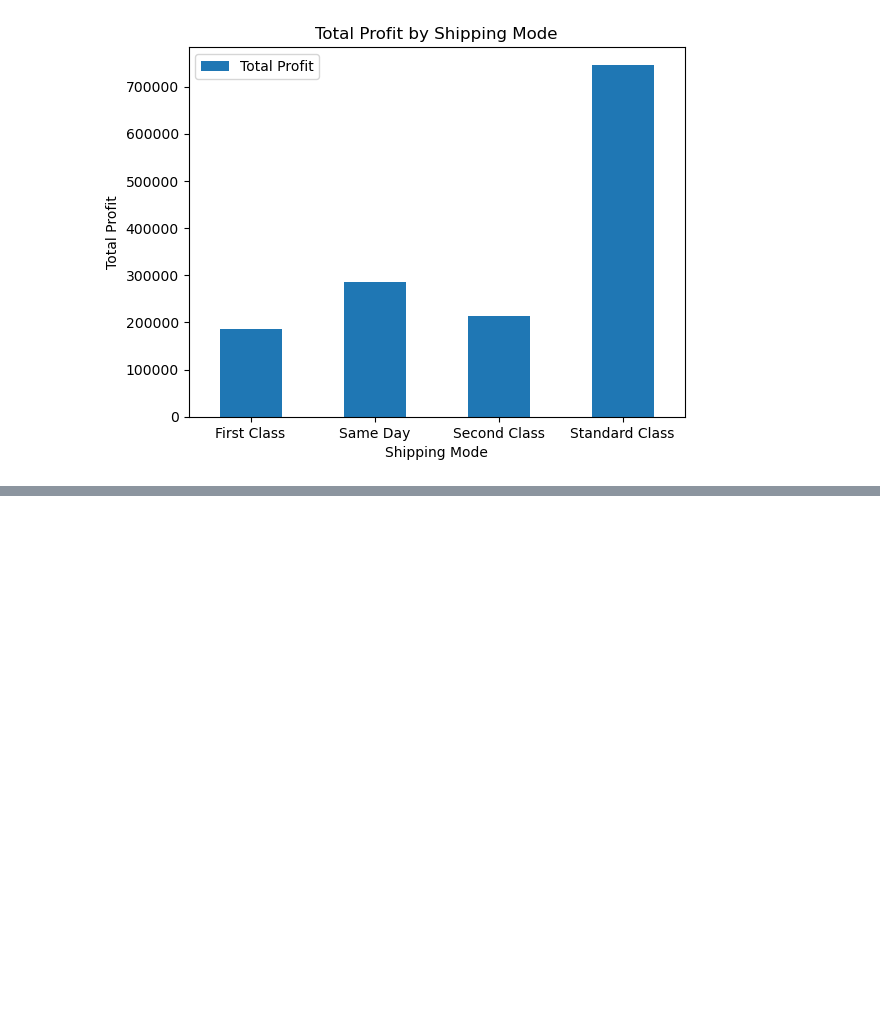
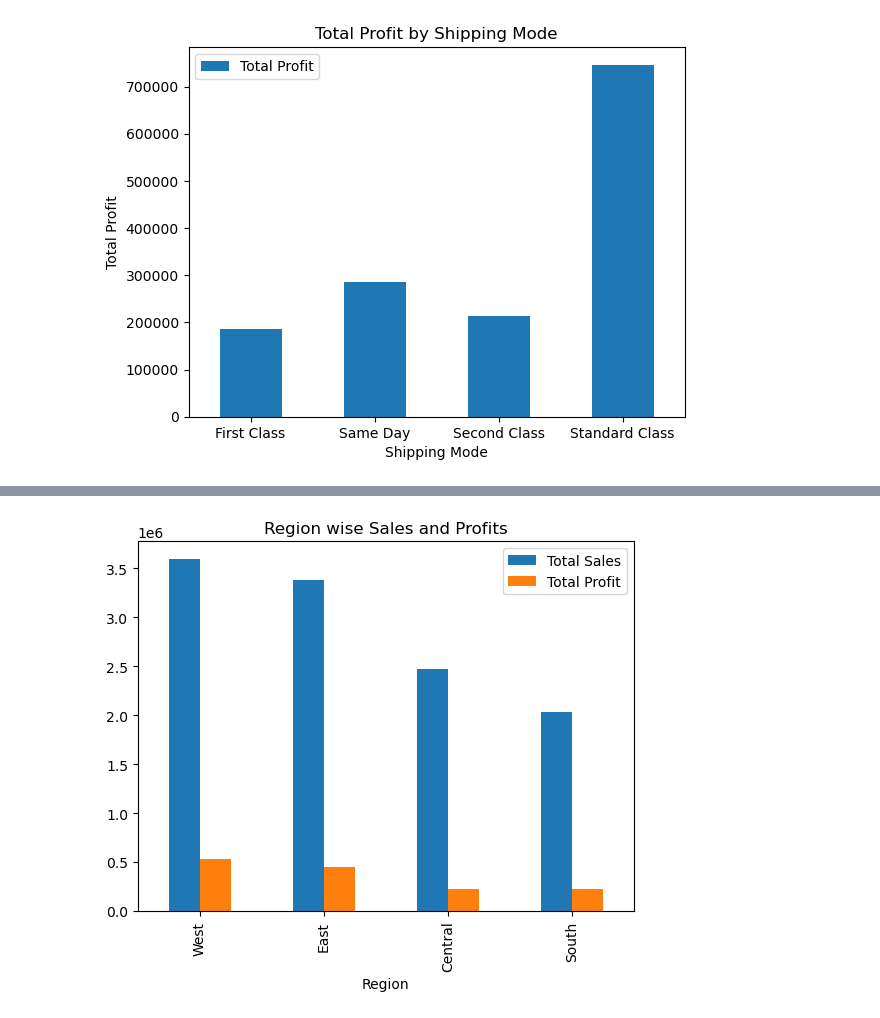
Before and after one commit to Shyam1327/SuperStore_Sales, a Jupyter notebook: SuperStore_Sales.ipynb, the cells around one changed output, grey strips where cells are left out. Drawn from its saved outputs; the diff is of its cells as text; code cells hidden in the pictures; blank space fills up the shorter version.

```diff
--- a/SuperStore_Sales.ipynb
+++ b/SuperStore_Sales.ipynb
@@ -904,6 +904,7 @@ df.shape
 (9993, 34)
 # %%
 #Customer Segmentation & Analysis
+df = df.copy()
 sales_summary=df.groupby('Customer ID')['Total Sales'].transform('sum')
 profit_summary=df.groupby('Customer ID')['Total Profit'].transform('sum')
 
@@ -1158,0 +1194,7 @@ plt.show()
+# %%
+#Region Sales and Profitability
+
+region_analysis = (
+    df.groupby('Region')[['Total Sales', 'Total Profit']].sum().sort_values(by = ['Total Sales','Total Profit'],ascending = [False,False])
+)
+region_analysis
@@ -1158,0 +1208,8 @@ plt.show()
+# %%
+region_analysis.plot(
+    kind ='bar',
+    title = 'Region wise Sales and Profits'
+)
+plt.show()
+# %% [output]
+[figure, added]
```
Also changed, not shown: parts of 13 cells of this notebook.
